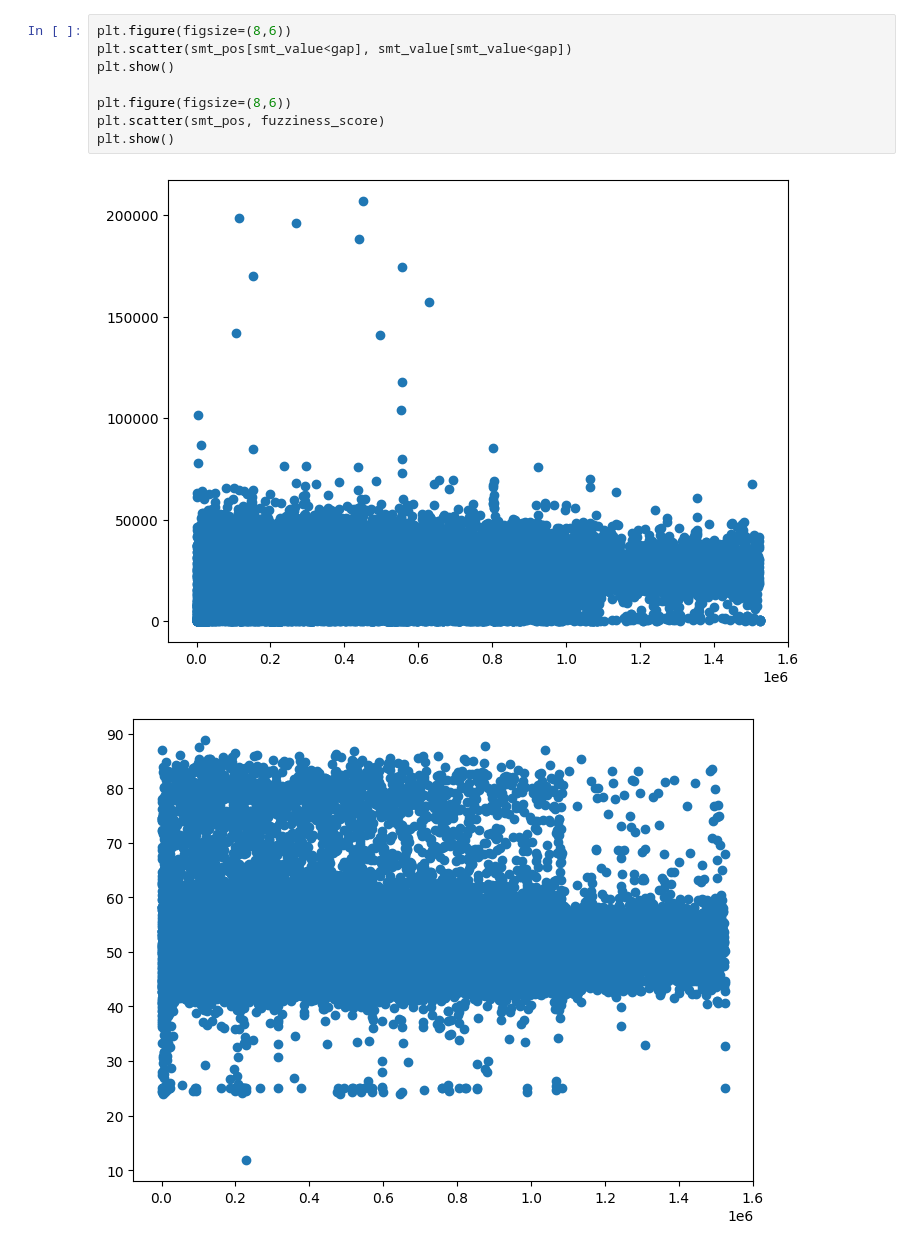
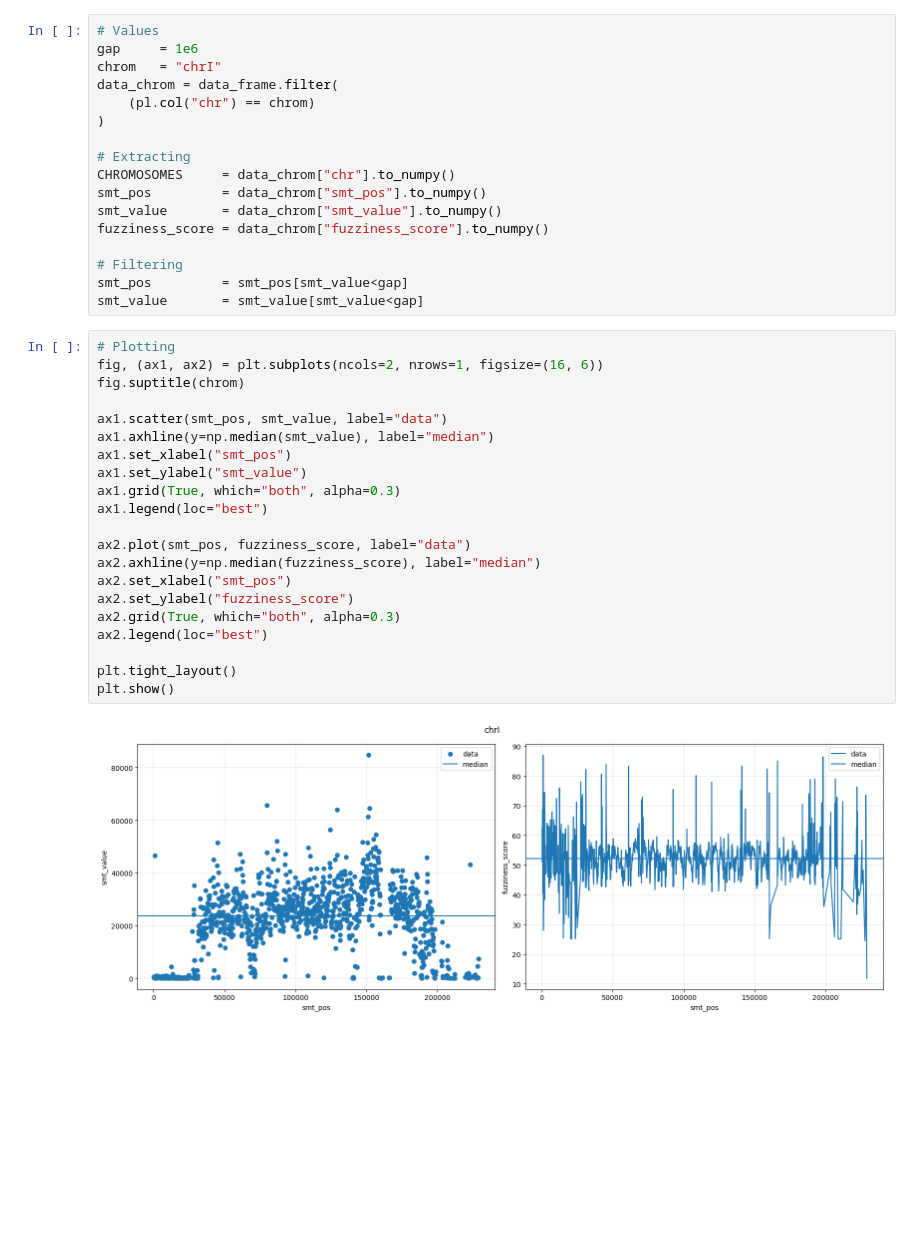
Before and after one commit to npelletbossot/Workspace, a Jupyter notebook: notebooks/figures/article_1/nuc.ipynb, the cells around one changed output. Cells and saved outputs as stored; diff of their text form; blank space fills up the shorter version.

```diff
--- a/notebooks/figures/article_1/nuc.ipynb
+++ b/notebooks/figures/article_1/nuc.ipynb
@@ -38,11 +52,40 @@ gap = 1e6
+# %%
+# Values
+gap     = 1e6
+chrom   = "chrI"
+data_chrom = data_frame.filter(
+    (pl.col("chr") == chrom)
+)
+
+# Extracting
+CHROMOSOMES     = data_chrom["chr"].to_numpy()
+smt_pos         = data_chrom["smt_pos"].to_numpy()
+smt_value       = data_chrom["smt_value"].to_numpy()
+fuzziness_score = data_chrom["fuzziness_score"].to_numpy()
+
+# Filtering
+smt_pos         = smt_pos[smt_value<gap]
+smt_value       = smt_value[smt_value<gap]
 # %%
-plt.figure(figsize=(8,6))
-plt.scatter(smt_pos[smt_value<gap], smt_value[smt_value<gap])
+# Plotting
+fig, (ax1, ax2) = plt.subplots(ncols=2, nrows=1, figsize=(16, 6))
+fig.suptitle(chrom)
+
+ax1.scatter(smt_pos, smt_value, label="data")
+ax1.axhline(y=np.median(smt_value), label="median")
+ax1.set_xlabel("smt_pos")
+ax1.set_ylabel("smt_value")
+ax1.grid(True, which="both", alpha=0.3)
+ax1.legend(loc="best")
+
+ax2.plot(smt_pos, fuzziness_score, label="data")
+ax2.axhline(y=np.median(fuzziness_score), label="median")
+ax2.set_xlabel("smt_pos")
+ax2.set_ylabel("fuzziness_score")
+ax2.grid(True, which="both", alpha=0.3)
+ax2.legend(loc="best")
+
+plt.tight_layout()
 plt.show()
-
-plt.figure(figsize=(8,6))
-plt.scatter(smt_pos, fuzziness_score)
-plt.show()
 # %% [output]
-[figure, old version]
+[figure, new version]
-[figure, removed]
```
Also changed, not shown: parts of 6 cells of this notebook.
